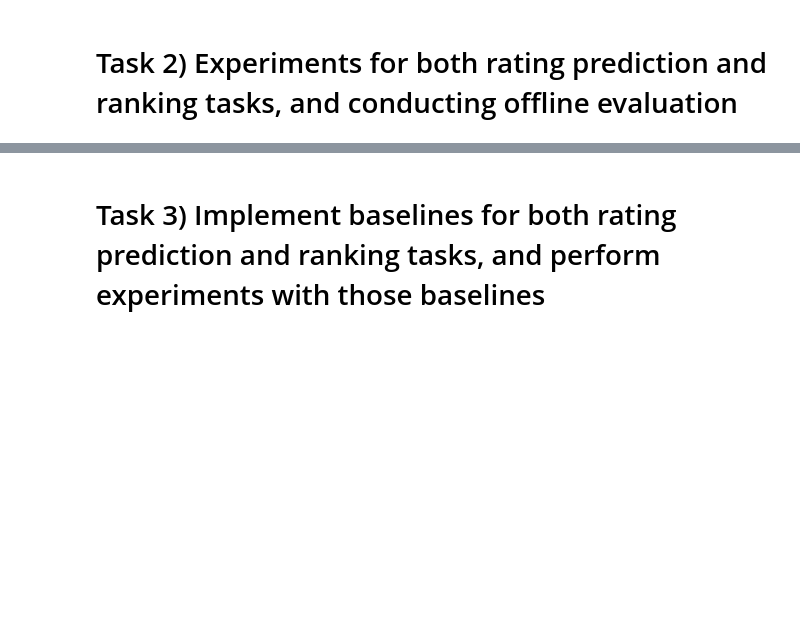
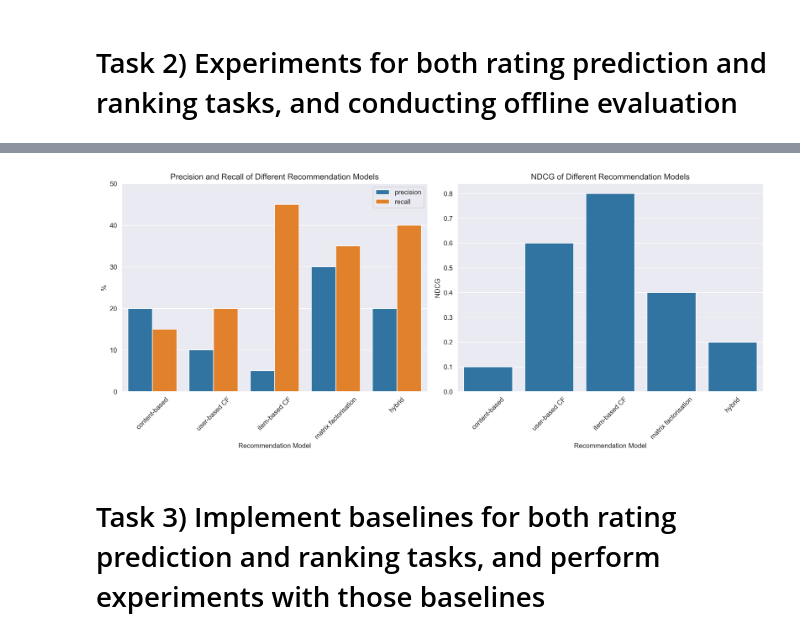
Before and after one commit to vdakov/recommender-systems, a Jupyter notebook: Project-RecSys.ipynb, the cells around one changed output, grey strips where cells are left out. Cells and saved outputs as stored; diff of their text form; code cells hidden in the pictures; blank space fills up the shorter version.

```diff
--- a/Project-RecSys.ipynb
+++ b/Project-RecSys.ipynb
@@ -164,3 +291,66 @@ np.float64(3.954941986653667)
+# %%
+# VISUALISATION
+
+results_ranking = {  # [precision, recall, ndcg]
+    'content-based' : [20.0, 15.0, 0.1],
+    'user-based CF' : [10.0, 20.0, 0.6],
+    'item-based CF' : [05.0, 45.0, 0.8],
+    'matrix factorisation' : [30.0, 35.0, 0.4],
+    'hybrid' : [20.0, 40.0, 0.2],
+}
+
+
+def visualise_ranking_results(results: dict, tight: bool = False):
+    """
+    Plot Precision and Recall, and NDCG results for different recommendation models.
+
+    :param tight: whether to display the two plots (Precision & Recall, NDCG) side by side
+    :param results: dictionary where keys are model names and values are lists of [precision, recall, ndcg]
+    """
+    df = pd.DataFrame.from_dict(results, orient='index', columns=['precision', 'recall', 'ndcg']).reset_index().rename(columns={'index': 'model'})
+    df_melt = df.melt(id_vars='model', value_vars=['precision', 'recall'], var_name='metric', value_name='value')
+
+    if not tight:
+        plt.figure(figsize=(10, 6))
+        sns.barplot(data=df_melt, x='model', y='value', hue='metric', palette=['tab:blue', 'tab:orange'], errorbar=None)
+        plt.title('Precision and Recall of Different Recommendation Models')
+        plt.xlabel('Recommendation Model')
+        plt.ylabel('%')
+        plt.xticks(rotation=45)  # readability
+        plt.show()
+
+        plt.figure(figsize=(10, 6))
+        sns.barplot(data=df, x='model', y='ndcg', errorbar=None)
+        plt.title('NDCG of Different Recommendation Models')
+        plt.xlabel('Recommendation Model')
+        plt.ylabel('NDCG')
+        plt.xticks(rotation=45)
+
+    else:
+        fig, axes = plt.subplots(1, 2, figsize=(14, 6))
+        # Left - grouped Precision & Recall
+        sns.barplot(data=df_melt, x='model', y='value', hue='metric',
+                    palette=['tab:blue', 'tab:orange'], errorbar=None, ax=axes[0])
+        axes[0].set_title('Precision and Recall of Different Recommendation Models')
+        axes[0].set_xlabel('Recommendation Model')
+        axes[0].set_ylabel('%')
+        axes[0].set_ylim(0, df_melt['value'].max() + 5)
+        axes[0].tick_params(axis='x', rotation=45)
+        axes[0].legend(title=None)
+
+        # Right - NDCG
+        sns.barplot(data=df, x='model', y='ndcg', errorbar=None, ax=axes[1])
+        axes[1].set_title('NDCG of Different Recommendation Models')
+        axes[1].set_xlabel('Recommendation Model')
+        axes[1].set_ylabel('NDCG')
+        axes[1].tick_params(axis='x', rotation=45)
+
+        plt.tight_layout()
+    plt.show()
+
+visualise_ranking_results(results_ranking, tight=True)
+# %% [output]
+[figure, added]
 # %% [markdown]
 # Task 3) Implement baselines for both rating prediction and ranking tasks, and perform experiments with those baselines
 # %% [markdown]
```
Also changed, not shown: parts of 19 cells of this notebook.
